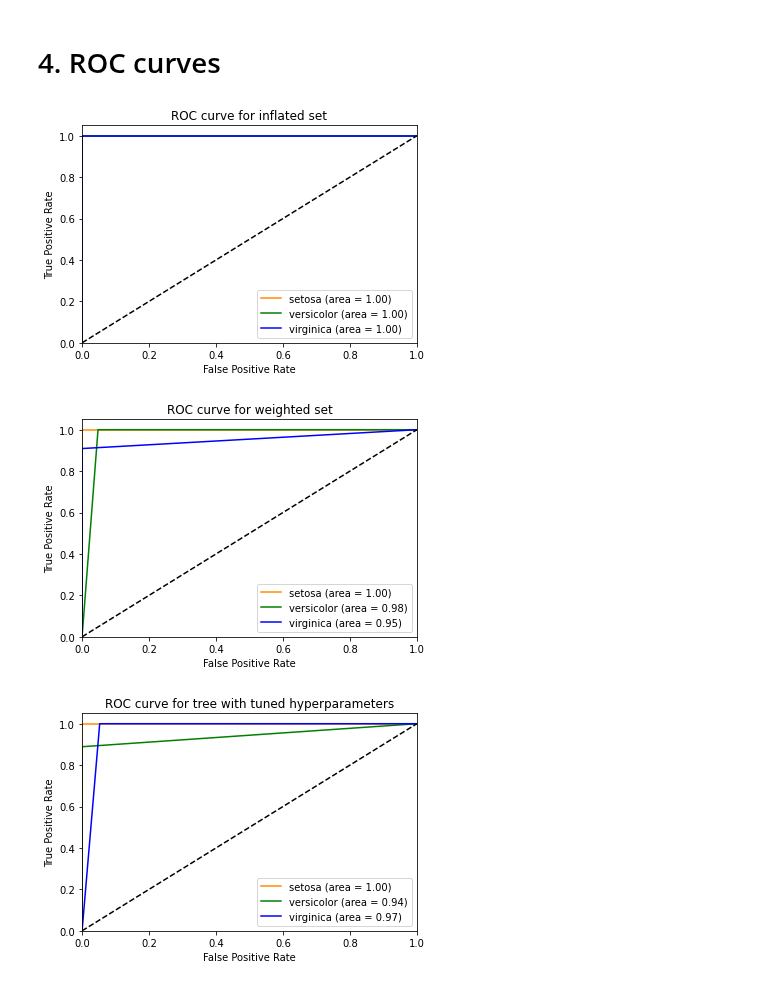
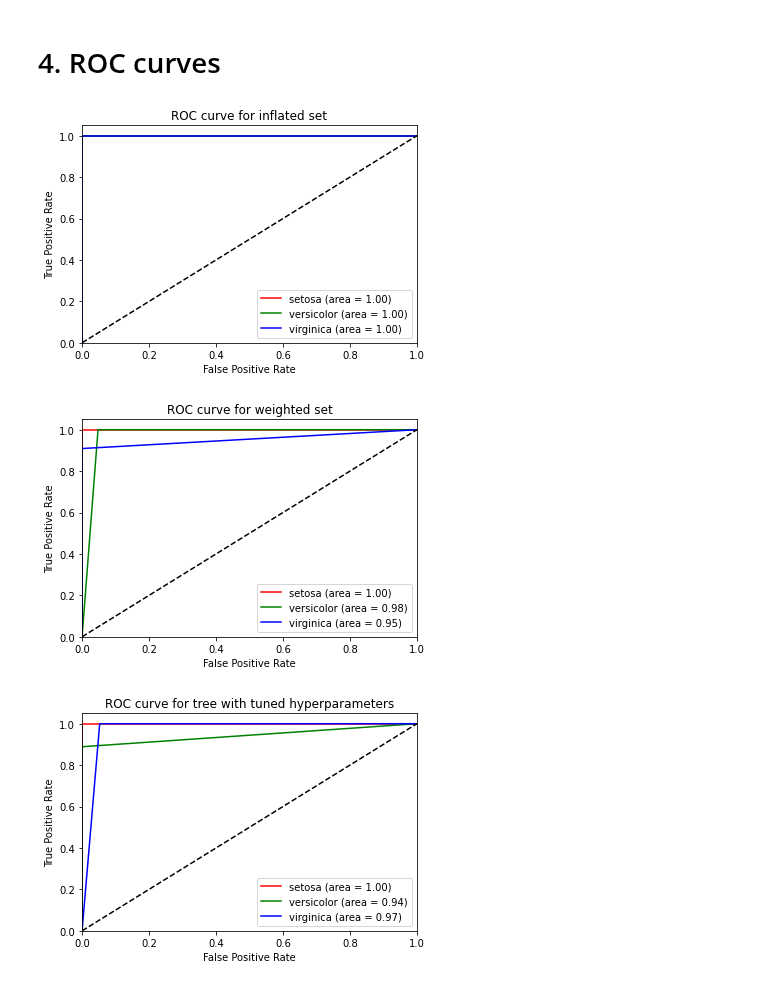
Before and after one commit to jakbtg/AAUT, a Jupyter notebook: src/meo/classification_iris_aa_21_22.ipynb, the cells around one changed output. Drawn from its saved outputs; the diff is of its cells as text; code cells hidden in the pictures.

Commit message:
refactor tree notebook

```diff
--- a/src/meo/classification_iris_aa_21_22.ipynb
+++ b/src/meo/classification_iris_aa_21_22.ipynb
@@ -522,88 +555,36 @@ from sklearn.metrics import roc_curve, auc
 import matplotlib.pyplot as plt
 
 # plotting roc curve for inflated set
 probs = original_clf.predict_proba(X_test)
 c1 = probs[:,0]
 c2 = probs[:,1]
 c3 = probs[:,2]
 
 fpr1, tpr1, thresholds1 = roc_curve(y_test, c1, pos_label=0)
 fpr2, tpr2, thresholds2 = roc_curve(y_test, c2, pos_label=1)
 fpr3, tpr3, thresholds3 = roc_curve(y_test, c3, pos_label=2)
 roc_auc1 = auc(fpr1, tpr1)
 roc_auc2 = auc(fpr2, tpr2)
 roc_auc3 = auc(fpr3, tpr3)
 plt.figure()
-plt.plot(fpr1, tpr1, color='darkorange', label='setosa (area = %0.2f)' % roc_auc1)
+plt.plot(fpr1, tpr1, color='red', label='setosa (area = %0.2f)' % roc_auc1)
 plt.plot(fpr2, tpr2, color='green', label='versicolor (area = %0.2f)' % roc_auc2)
 plt.plot(fpr3, tpr3, color='blue', label='virginica (area = %0.2f)' % roc_auc3)
 plt.plot([0, 1], [0, 1], color='black', linestyle='--')
 plt.xlim([0.0, 1.0])
 plt.ylim([0.0, 1.05])
 plt.xlabel('False Positive Rate')
 plt.ylabel('True Positive Rate')
 plt.title('ROC curve for inflated set')
 plt.legend(loc="lower right")
 plt.show()
 
 # plotting roc curve for weighted set
-probs = weighted_clf.predict_proba(X_test)
-c1 = probs[:,0]
-c2 = probs[:,1]
-c3 = probs[:,2]
-# set to 1 if probability is greater than 0.5, 0 otherwise
-c1 = [1 if x>0.5 else 0 for x in c1]
-c2 = [1 if x>0.5 else 0 for x in c2]
-c3 = [1 if x>0.5 else 0 for x in c3]
-
-fpr1, tpr1, thresholds1 = roc_curve(y_test, c1, pos_label=0)
-fpr2, tpr2, thresholds2 = roc_curve(y_test, c2, pos_label=1)
-fpr3, tpr3, thresholds3 = roc_curve(y_test, c3, pos_label=2)
-roc_auc1 = auc(fpr1, tpr1)
-roc_auc2 = auc(fpr2, tpr2)
-roc_auc3 = auc(fpr3, tpr3)
-plt.figure()
-plt.plot(fpr1, tpr1, color='darkorange', label='setosa (area = %0.2f)' % roc_auc1)
-plt.plot(fpr2, tpr2, color='green', label='versicolor (area = %0.2f)' % roc_auc2)
-plt.plot(fpr3, tpr3, color='blue', label='virginica (area = %0.2f)' % roc_auc3)
-plt.plot([0, 1], [0, 1], color='black', linestyle='--')
-plt.xlim([0.0, 1.0])
-plt.ylim([0.0, 1.05])
-plt.xlabel('False Positive Rate')
-plt.ylabel('True Positive Rate')
-plt.title('ROC curve for weighted set')
-plt.legend(loc="lower right")
-plt.show()
+plotROC(weighted_clf, "weighted set")
 
 # plotting roc curve for tree with tuned hyperparameters
-probs = clf5.predict_proba(X_test)
-c1 = probs[:,0]
-c2 = probs[:,1]
-c3 = probs[:,2]
-# set to 1 if probability is greater than 0.5, 0 otherwise
-c1 = [1 if x>0.5 else 0 for x in c1]
-c2 = [1 if x>0.5 else 0 for x in c2]
-c3 = [1 if x>0.5 else 0 for x in c3]
-
-fpr1, tpr1, thresholds1 = roc_curve(y_test, c1, pos_label=0)
-fpr2, tpr2, thresholds2 = roc_curve(y_test, c2, pos_label=1)
-fpr3, tpr3, thresholds3 = roc_curve(y_test, c3, pos_label=2)
-roc_auc1 = auc(fpr1, tpr1)
-roc_auc2 = auc(fpr2, tpr2)
-roc_auc3 = auc(fpr3, tpr3)
-plt.figure()
-plt.plot(fpr1, tpr1, color='darkorange', label='setosa (area = %0.2f)' % roc_auc1)
-plt.plot(fpr2, tpr2, color='green', label='versicolor (area = %0.2f)' % roc_auc2)
-plt.plot(fpr3, tpr3, color='blue', label='virginica (area = %0.2f)' % roc_auc3)
-plt.plot([0, 1], [0, 1], color='black', linestyle='--')
-plt.xlim([0.0, 1.0])
-plt.ylim([0.0, 1.05])
-plt.xlabel('False Positive Rate')
-plt.ylabel('True Positive Rate')
-plt.title('ROC curve for tree with tuned hyperparameters')
-plt.legend(loc="lower right")
-plt.show()
+plotROC(clf5, "tree with tuned hyperparameters")
 # %% [output]
-[figure, old version]
+[figure, new version]
-[figure, old version]
+[figure, new version]
-[figure, old version]
+[figure, new version]
```
Also changed, not shown: parts of 1 cell of this notebook.
